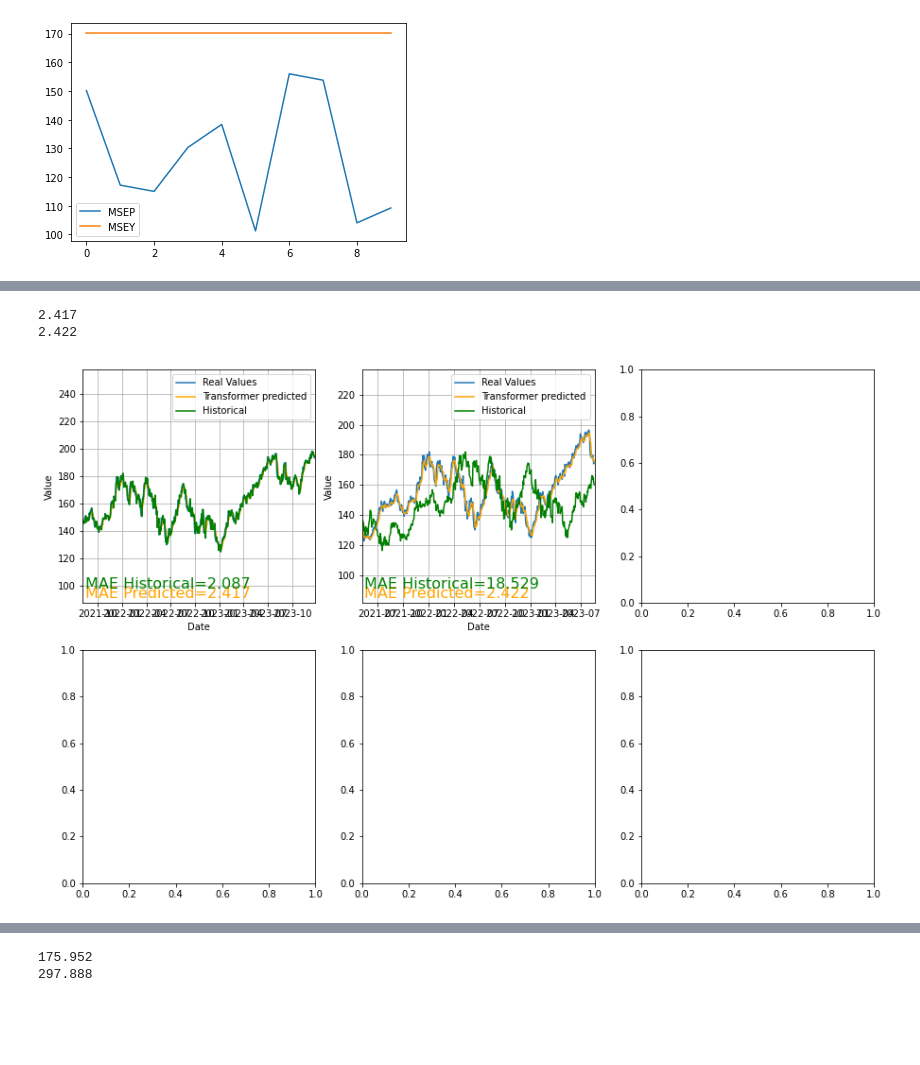
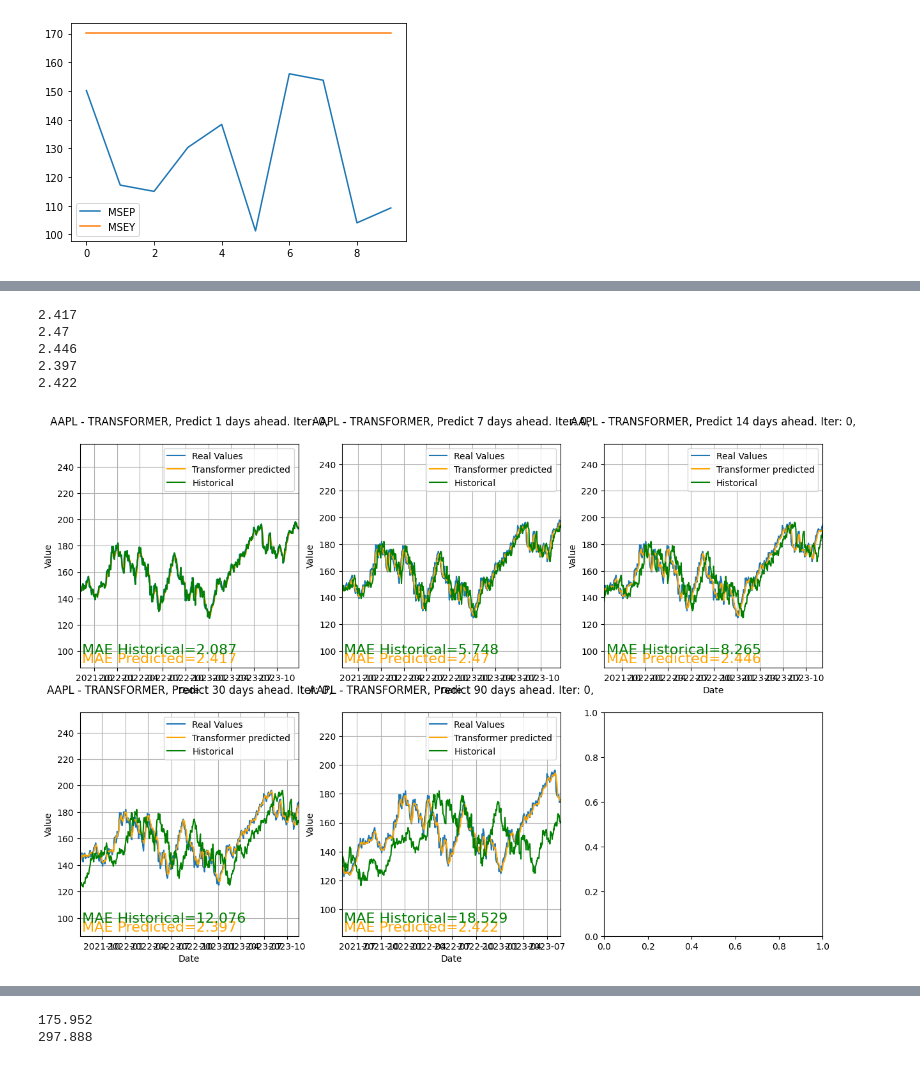
Before and after one commit to jordieres/Finance-AI, a Jupyter notebook: src/modeltransformer/VisualizationTransformer.ipynb, the cells around one changed output, grey strips where cells are left out. Saved outputs shown, nothing was run; the diff lists cells and outputs as text; code cells hidden in the pictures; blank space fills up the shorter version.

Commit message:
changes in visualization scenario selection. New results data for lstm models

```diff
--- a/src/modeltransformer/VisualizationTransformer.ipynb
+++ b/src/modeltransformer/VisualizationTransformer.ipynb
@@ -161,10 +158,10 @@ def plot_res(ax, DY, msep, msey, stck, mdl, itr):
 # Código para generar subgráficos para cada valor en la lista lahead
 fig, axs = plt.subplots(2, 3, figsize=(15, 10))
 
-for i, ahead in enumerate([1, 90]):
-    res1 = tot_res['OUT_MODEL']['AAPL']
+for i, ahead in enumerate(lahead):
+    stck = 'AAPL'
+    res1 = tot_res['OUT_MODEL'][stck]
     mdl = 'transformer'
-    stck = 'AAPL'
     itr = 0
     DYs = res1[ahead]['DY']
     DY = DYs.loc[itr]
@@ -202,35 +202,38 @@ def plot_res(ax, DY, msep, msey, stck, mdl, itr):
     ax.set_xlabel('Date')
     ax.set_ylabel('Value')
     ax.legend()
     ax.grid(True)
 
     # Agregar texto
     ax.text(.01, .01, 'MAE Predicted=' + str(round(maep,3)), transform=ax.transAxes, ha='left', va='bottom', fontsize=16, color='#FFA500')
     ax.text(.01, .05, 'MAE Historical=' + str(round(maey,3)), transform=ax.transAxes, fontsize=16, ha='left', va='bottom', color='green')
     print(str(round(maep,3)))
 # Código para generar subgráficos para cada valor en la lista lahead
 fig, axs = plt.subplots(2, 3, figsize=(15, 10))
 
-for i, ahead in enumerate([1, 90]):
+for i, ahead in enumerate(lahead):
     res1 = tot_res['OUT_MODEL']['AAPL']
     mdl = 'transformer'
     stck = 'AAPL'
     itr = 0
     DYs = res1[ahead]['DY']
     DY = DYs.loc[itr]
     maep = res1[ahead]['MAEP'][itr]
     maey = res1[ahead]['MAEY'][itr]
     row = i // 3
     col = i % 3
     plot_res(axs[row, col], DY, msep, msey, stck, mdl, itr)
 
     # Ajustar los límites del eje X y Y
     axs[row, col].set_xlim(DY.index.min(), DY.index.max())  # Ajustar los límites del eje X
     axs[row, col].set_ylim(DY['Y_yesterday'].min()*0.7, DY['Y_yesterday'].max()*1.3)
 # %% [output]
 2.417
+2.47
+2.446
+2.397
 2.422
-[figure, old version]
+[figure, new version]
 # %%
 tr_tst = 0.7
 processed_path = f"/home/vvallejo/Finance-AI/dataprocessed/{tr_tst}"
```
Also changed, not shown: parts of 4 cells of this notebook, 20 other files.
